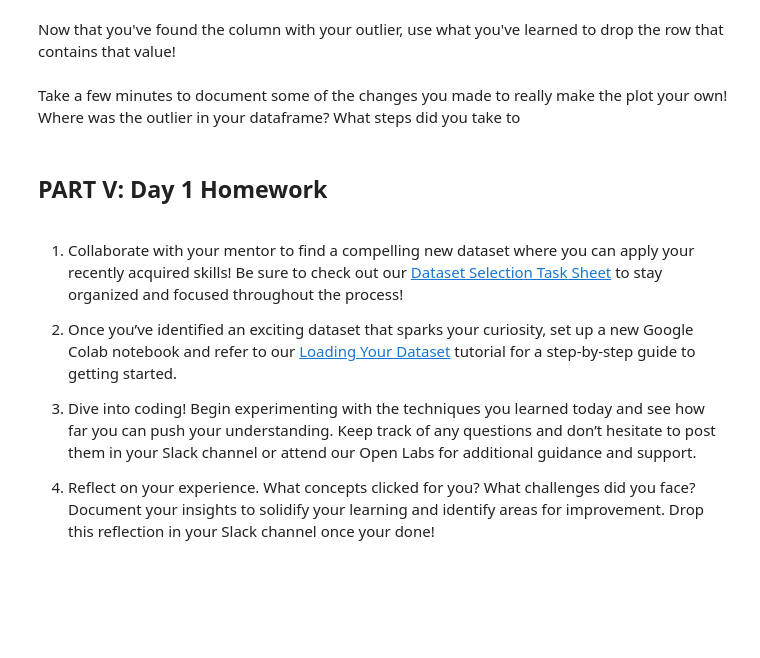
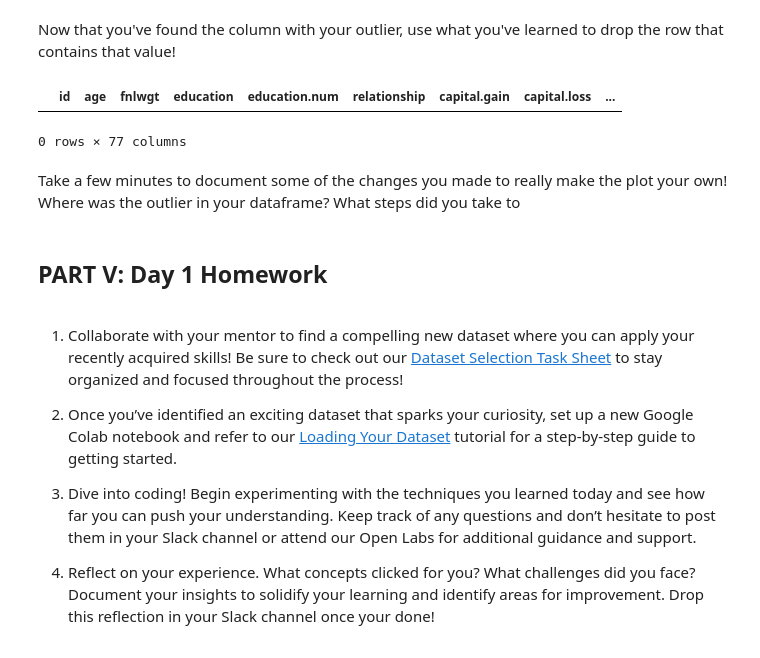
Before and after one commit to sujathasivaraman/mlai, a Jupyter notebook: Copy_of_Part_1__Examining_the_Problem_and_Dataset.ipynb, the cells around one changed output. Drawn from its saved outputs; the diff is of its cells as text; code cells hidden in the pictures; blank space fills up the shorter version.

```diff
--- a/Copy_of_Part_1__Examining_the_Problem_and_Dataset.ipynb
+++ b/Copy_of_Part_1__Examining_the_Problem_and_Dataset.ipynb
@@ -436,3 +478,10 @@ Now that you've found the column with your outlier, use what you've learned to d
+# %%
+### YOUR CODE HERE
+df = df.drop(df[df['hours.per.week']>400].index, axis=0)
+df[df['hours.per.week']>400]
+# %% [output]
+|  | id | age | fnlwgt | education | education.num | relationship | capital.gain | capital.loss | ... |
+0 rows × 77 columns
 # %% [markdown]
 Take a few minutes to document some of the changes you made to really make the plot your own! Where was the outlier in your dataframe? What steps did you take to
 # %%
```
Also changed, not shown: parts of 11 cells of this notebook.
